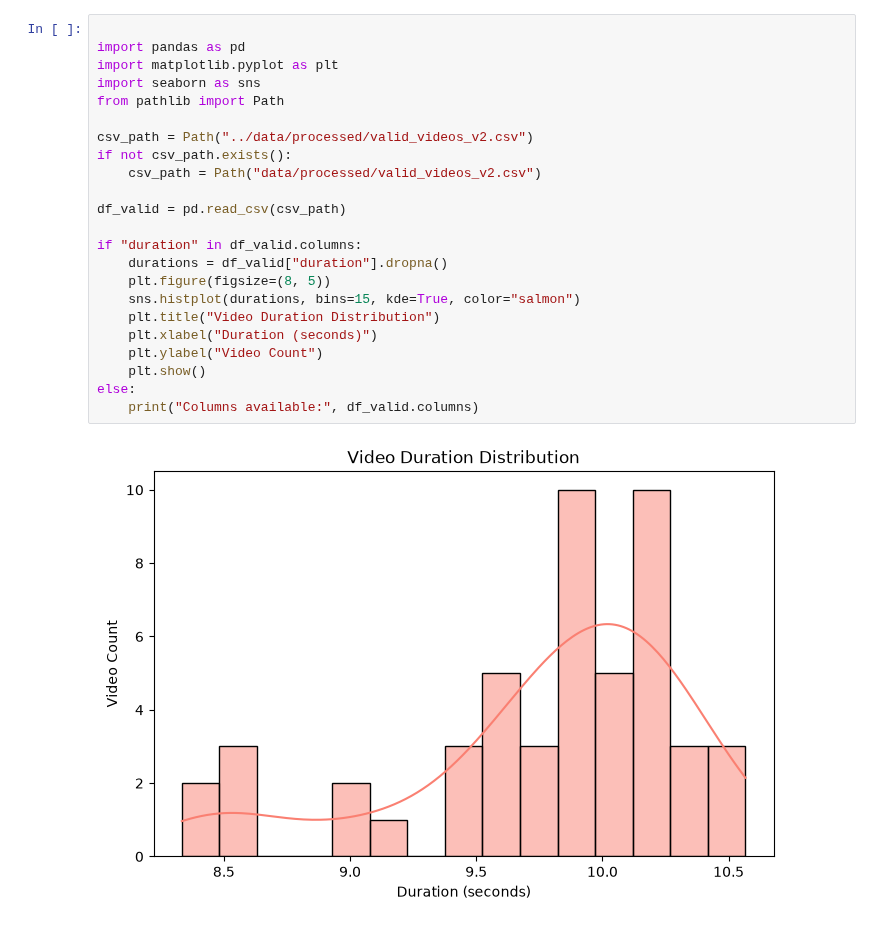
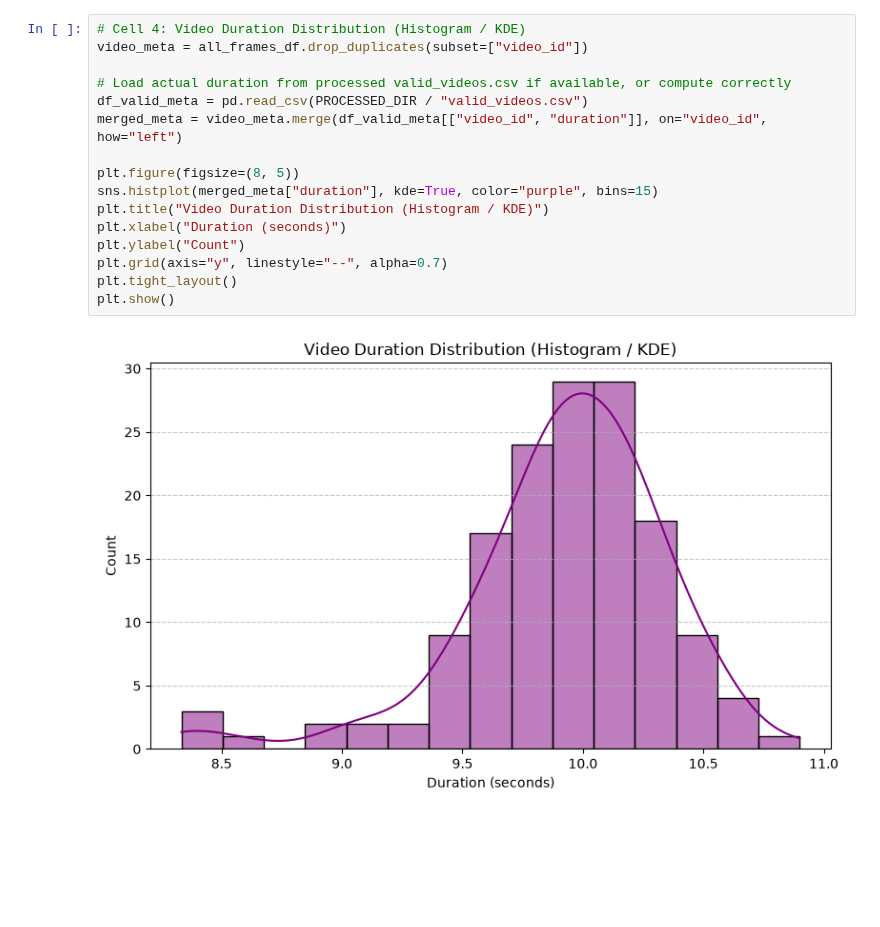
Before and after one commit to Amiralishahabi1384/incident-sentiment-analyzer, a Jupyter notebook: incident-sentiment-analyzer-20261029T081712Z-1-001/incident-sentiment-analyzer-20261029T081712Z-1-001/incident-sentiment-analyzer/notebooks/02_eda_and_sanity_check_v2.ipynb, the cells around one changed output. Saved outputs shown, nothing was run; the diff lists cells and outputs as text; blank space fills up the shorter version.

```diff
--- a/incident-sentiment-analyzer-20261029T081712Z-1-001/incident-sentiment-analyzer-20261029T081712Z-1-001/incident-sentiment-analyzer/notebooks/02_eda_and_sanity_check_v2.ipynb
+++ b/incident-sentiment-analyzer-20261029T081712Z-1-001/incident-sentiment-analyzer-20261029T081712Z-1-001/incident-sentiment-analyzer/notebooks/02_eda_and_sanity_check_v2.ipynb
@@ -386,26 +62,19 @@ plt.show()
-# %%
-
-import pandas as pd
-import matplotlib.pyplot as plt
-import seaborn as sns
-from pathlib import Path
-
-csv_path = Path("../data/processed/valid_videos_v2.csv")
-if not csv_path.exists():
-    csv_path = Path("data/processed/valid_videos_v2.csv")
-
-df_valid = pd.read_csv(csv_path)
-
-if "duration" in df_valid.columns:
-    durations = df_valid["duration"].dropna()
-    plt.figure(figsize=(8, 5))
-    sns.histplot(durations, bins=15, kde=True, color="salmon")
-    plt.title("Video Duration Distribution")
-    plt.xlabel("Duration (seconds)")
-    plt.ylabel("Video Count")
-    plt.show()
-else:
-    print("Columns available:", df_valid.columns)
-# %% [output]
-[figure, removed]
+# %%
+# Cell 4: Video Duration Distribution (Histogram / KDE)
+video_meta = all_frames_df.drop_duplicates(subset=["video_id"])
+
+# Load actual duration from processed valid_videos.csv if available, or compute correctly
+df_valid_meta = pd.read_csv(PROCESSED_DIR / "valid_videos.csv")
+merged_meta = video_meta.merge(df_valid_meta[["video_id", "duration"]], on="video_id", how="left")
+
+plt.figure(figsize=(8, 5))
+sns.histplot(merged_meta["duration"], kde=True, color="purple", bins=15)
+plt.title("Video Duration Distribution (Histogram / KDE)")
+plt.xlabel("Duration (seconds)")
+plt.ylabel("Count")
+plt.grid(axis="y", linestyle="--", alpha=0.7)
+plt.tight_layout()
+plt.show()
+# %% [output]
+[figure, added]
 # %%
```
Also changed, not shown: parts of 13 cells of this notebook, 3 other files.
